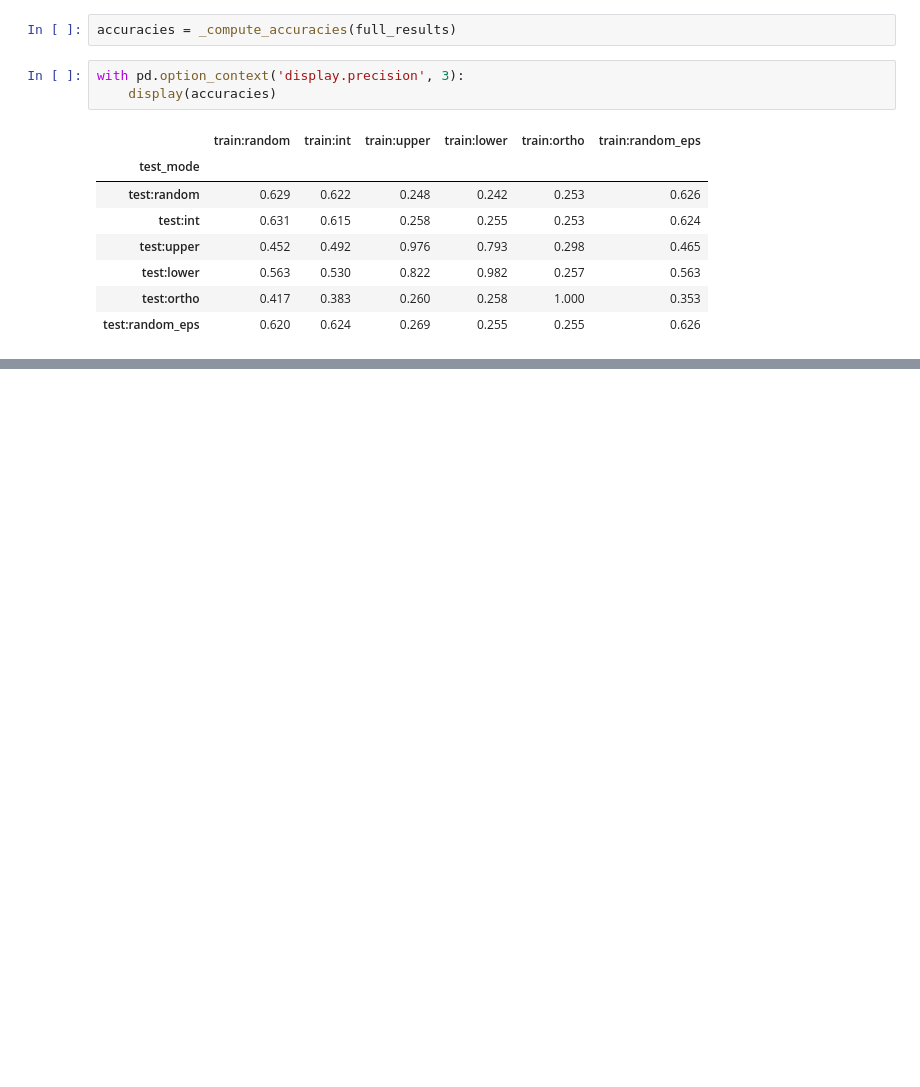
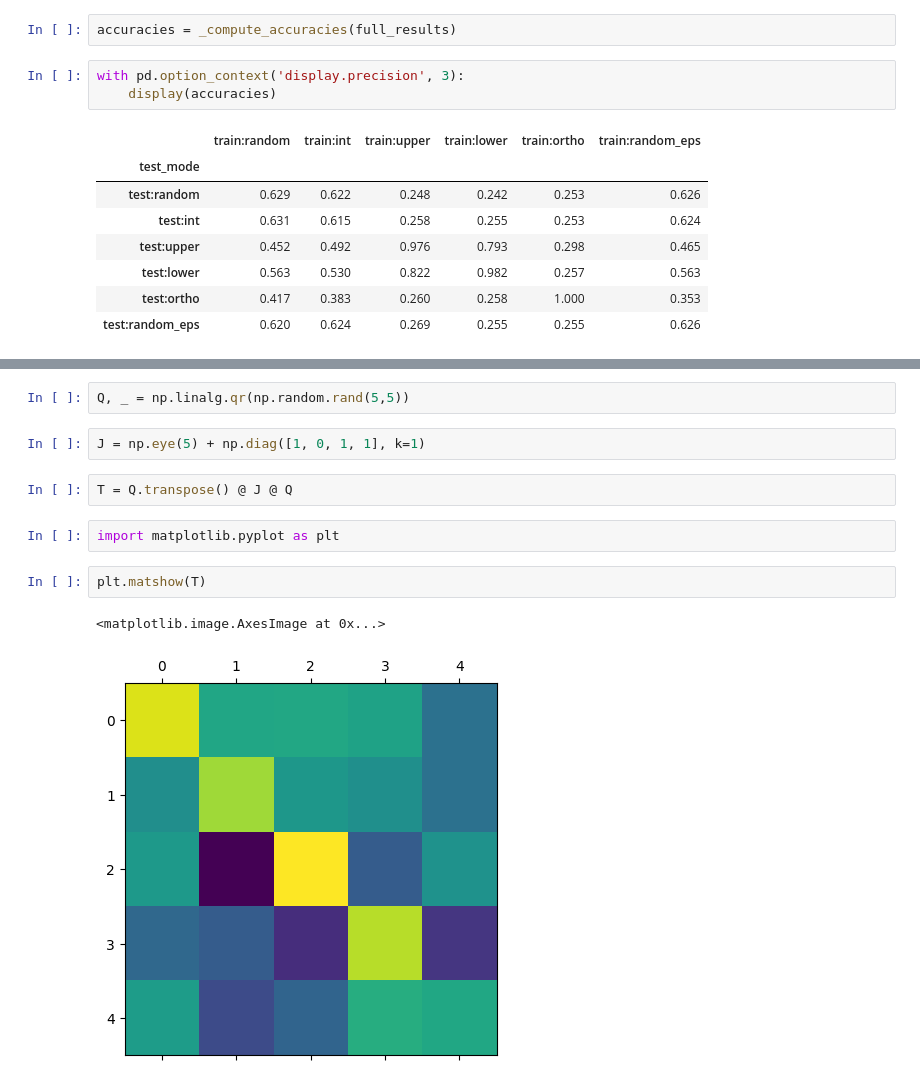
Before and after one commit to Michozord/Jordan_Transformer, a Jupyter notebook: sandbox/results_parser.ipynb, the cells around one changed output, grey strips where cells are left out. Saved outputs shown, nothing was run; the diff lists cells and outputs as text; blank space fills up the shorter version.

```diff
--- a/sandbox/results_parser.ipynb
+++ b/sandbox/results_parser.ipynb
@@ -95,0 +106,13 @@ with pd.option_context('display.precision', 3):
+# %%
+Q, _ = np.linalg.qr(np.random.rand(5,5))
+# %%
+J = np.eye(5) + np.diag([1, 0, 1, 1], k=1)
+# %%
+T = Q.transpose() @ J @ Q
+# %%
+import matplotlib.pyplot as plt
+# %%
+plt.matshow(T)
+# %% [output]
+<matplotlib.image.AxesImage at 0x...>
+[figure, added]
```
Also changed, not shown: parts of 3 cells of this notebook, 7 other files.
